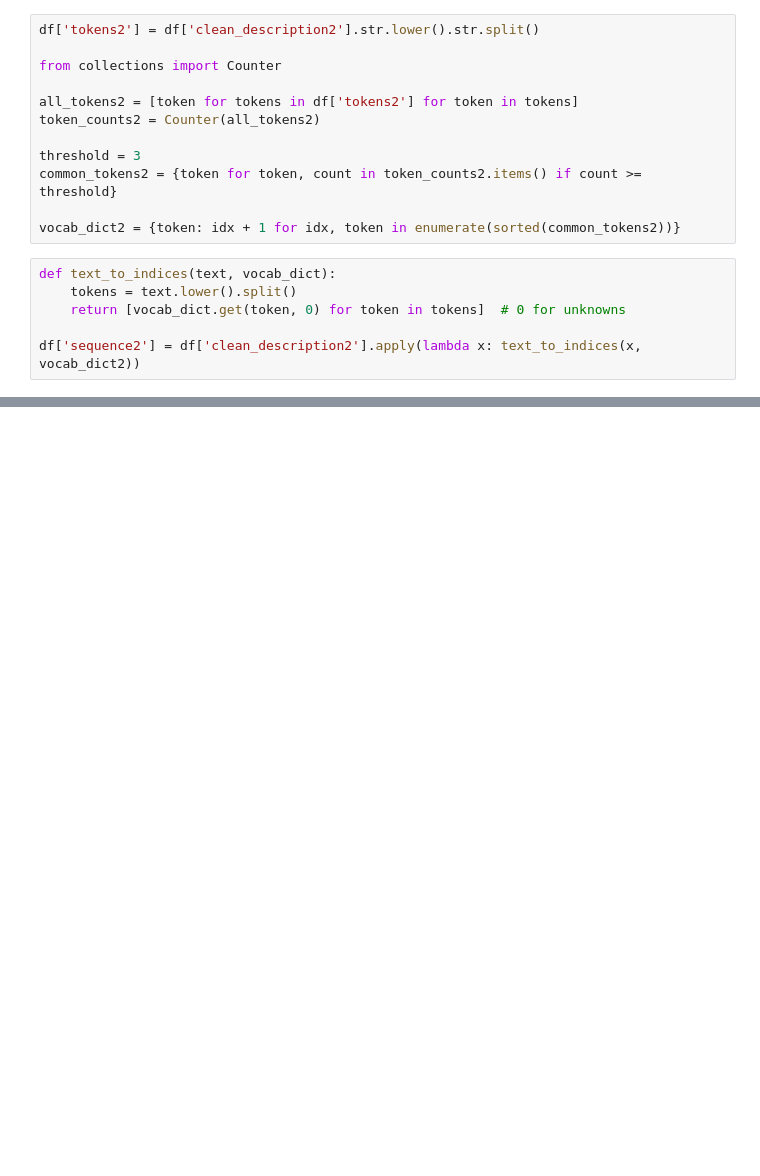
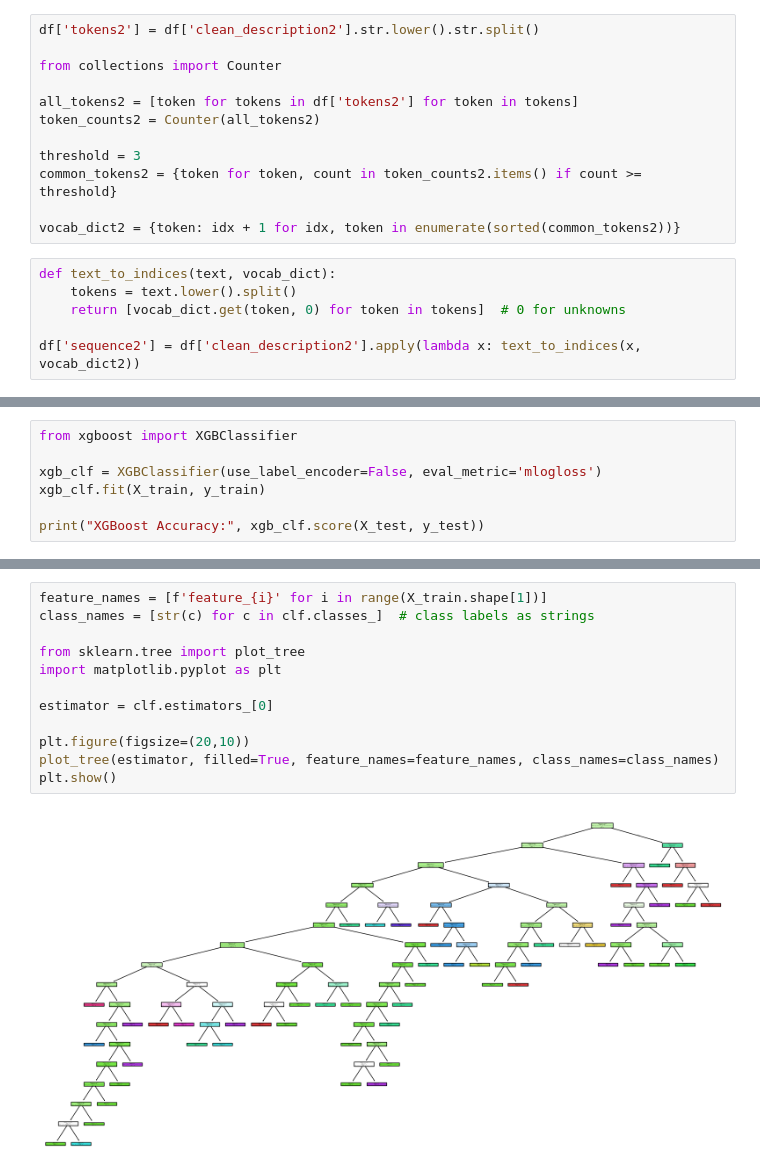
Before and after one commit to koalalalabear/citicredit-dashboard, a Jupyter notebook: Script-main/bank_statement_dashboards/label classification/classification.ipynb, the cells around one changed output, grey strips where cells are left out. Saved outputs shown, nothing was run; the diff lists cells and outputs as text; blank space fills up the shorter version.

```diff
--- a/Script-main/bank_statement_dashboards/label classification/classification.ipynb
+++ b/Script-main/bank_statement_dashboards/label classification/classification.ipynb
@@ -333,0 +120,7 @@ Interest Credit       1.00      0.88      0.93         8
+# %%
+from xgboost import XGBClassifier
+
+xgb_clf = XGBClassifier(use_label_encoder=False, eval_metric='mlogloss')
+xgb_clf.fit(X_train, y_train)
+
+print("XGBoost Accuracy:", xgb_clf.score(X_test, y_test))
@@ -333,0 +156,14 @@ Interest Credit       1.00      0.88      0.93         8
+# %%
+feature_names = [f'feature_{i}' for i in range(X_train.shape[1])]
+class_names = [str(c) for c in clf.classes_]  # class labels as strings
+
+from sklearn.tree import plot_tree
+import matplotlib.pyplot as plt
+
+estimator = clf.estimators_[0]
+
+plt.figure(figsize=(20,10))
+plot_tree(estimator, filled=True, feature_names=feature_names, class_names=class_names)
+plt.show()
+# %% [output]
+[figure, added]
```
Also changed, not shown: parts of 22 cells of this notebook.
